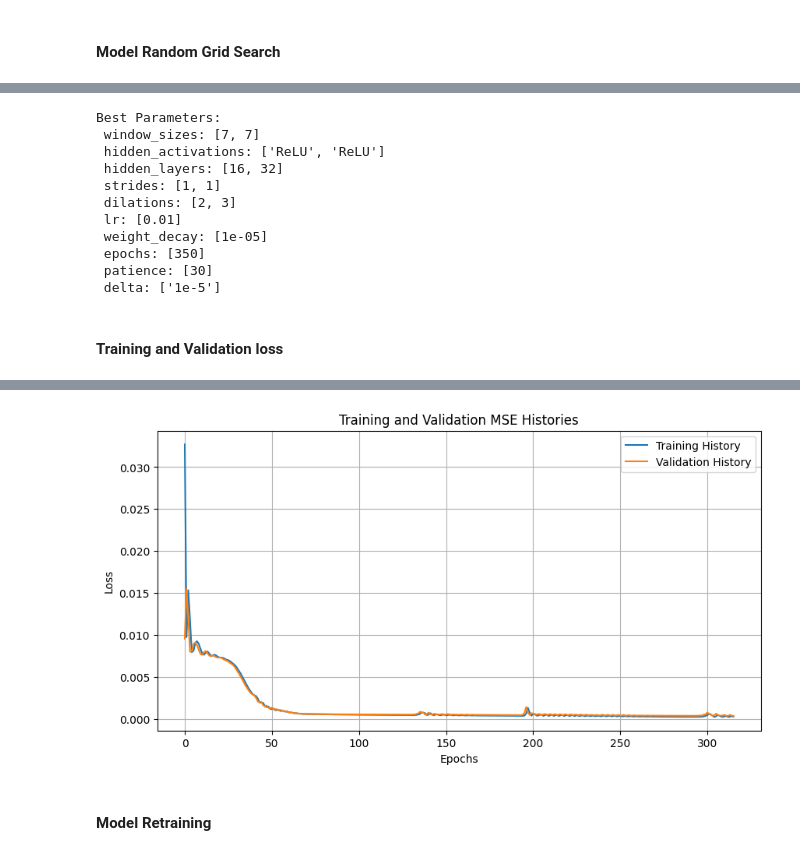
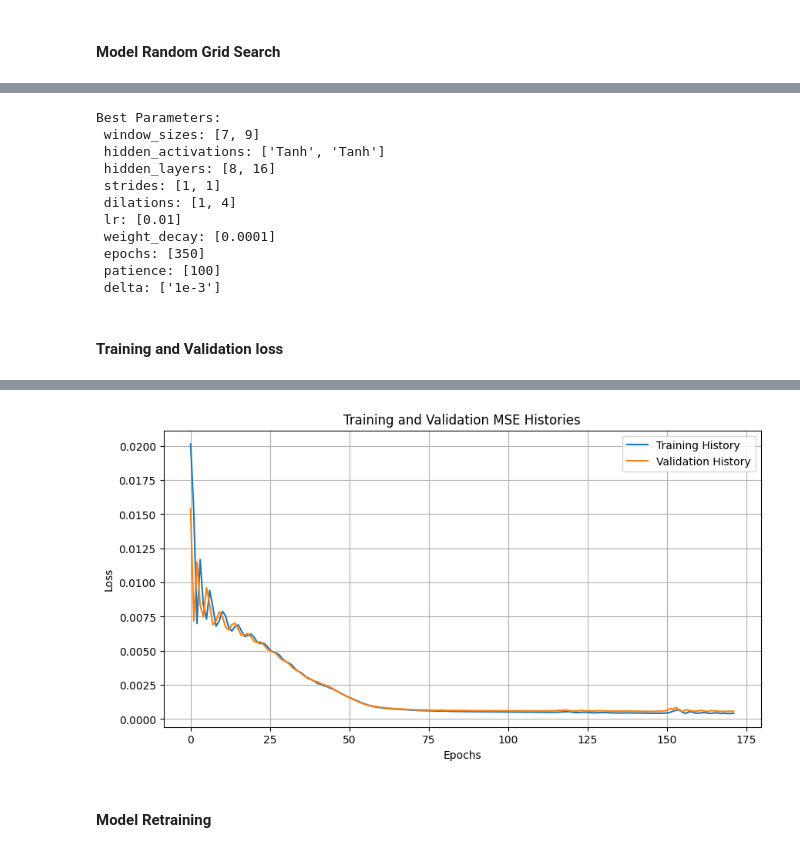
Before and after one commit to francealip/cns_lab, a Jupyter notebook: LAB3_1/main.ipynb, the cells around one changed output, grey strips where cells are left out. Saved outputs shown, nothing was run; the diff lists cells and outputs as text; code cells hidden in the pictures.

```diff
--- a/LAB3_1/main.ipynb
+++ b/LAB3_1/main.ipynb
@@ -64,7 +66,7 @@ from learning import parallel_grid_search
 
 best_model, t_history, v_history, best_params = parallel_grid_search(
     model="TDNN",
-    n_iter=250,
+    n_iter=500,
     config=(config2, config4),
     x_train=x_train,
     y_train=y_train,
@@ -81,16 +83,16 @@ for key, value in best_params.items():
     print(f" {key}: {value}")
 # %% [output]
 Best Parameters:
- window_sizes: [7, 7]
- hidden_activations: ['ReLU', 'ReLU']
- hidden_layers: [16, 32]
+ window_sizes: [7, 9]
+ hidden_activations: ['Tanh', 'Tanh']
+ hidden_layers: [8, 16]
  strides: [1, 1]
- dilations: [2, 3]
+ dilations: [1, 4]
  lr: [0.01]
- weight_decay: [1e-05]
+ weight_decay: [0.0001]
  epochs: [350]
- patience: [30]
- delta: ['1e-5']
+ patience: [100]
+ delta: ['1e-3']
 # %% [markdown]
 #### Training and Validation loss
 # %%
@@ -102,5 +104,13 @@ print(f"Training Loss: {train_loss.item()}")
 
 val_loss = nn.MSELoss()( best_model.forward(x_val), y_val)
 print(f"Validation Loss: {val_loss.item()}")
-plot_histories(t_history, v_history)
+plot_histories("tdnn",t_history, v_history)
+
+with open("results/mse.txt", "w") as f:
+    f.write("------- TDNN: -------\n\n")
+    f.write("Best Parameters:\n")
+    for key, value in best_params.items():
+        f.write(f" {key}: {value}\n")
+    f.write(f"\nTraining Loss: {train_loss.item()}\n")
+    f.write(f"Validation Loss: {val_loss.item()}\n")
 # %% [output]
@@ -109,4 +119,4 @@ Validation Loss: 0.00039061522693373263
-[figure, old version]
+[figure, new version]
 # %% [markdown]
 #### Model Retraining
 # %%
```
Also changed, not shown: parts of 20 cells of this notebook, 7 other files.
